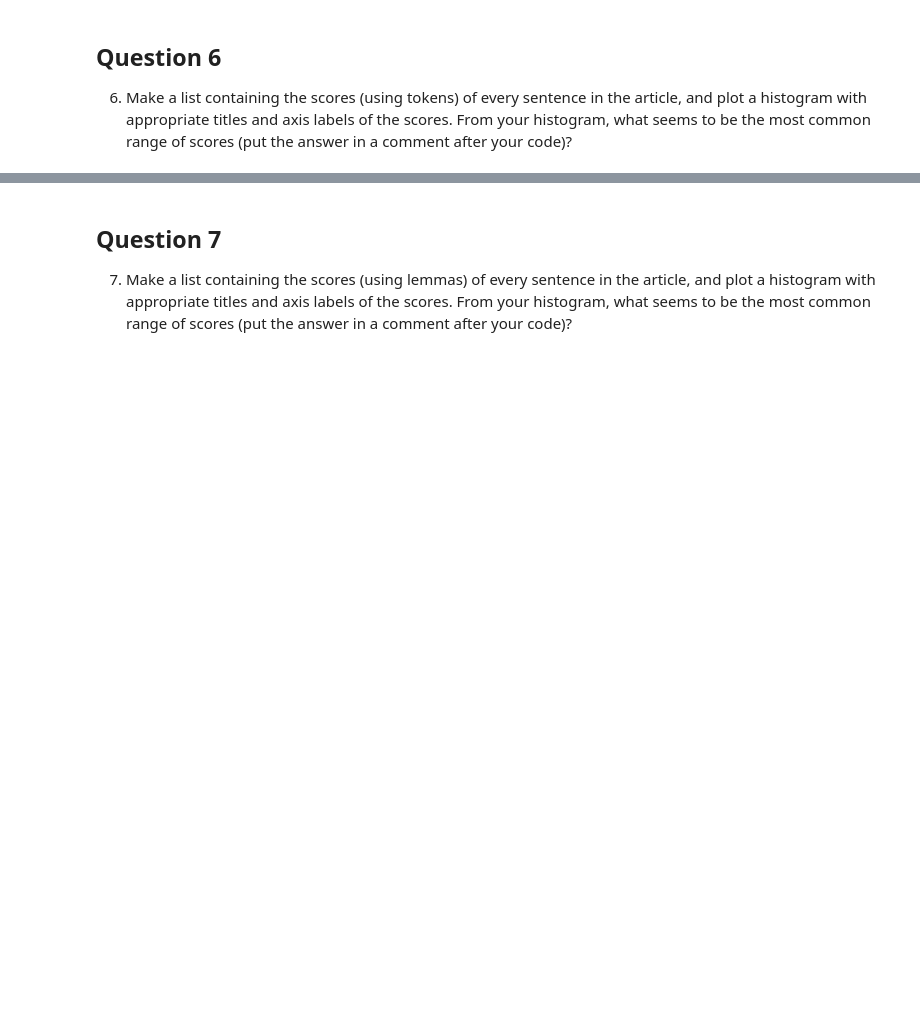
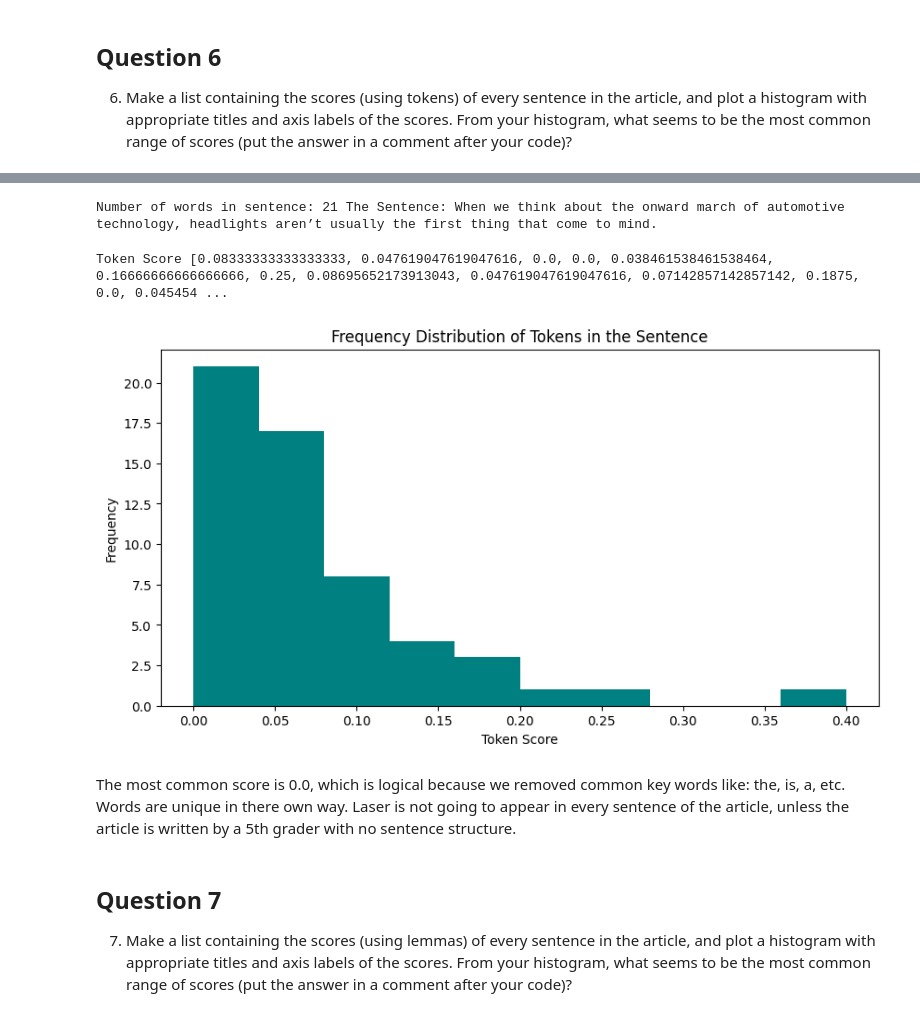
Before and after one commit to HMas522/web-scraping, a Jupyter notebook: web-scraping.ipynb, the cells around one changed output, grey strips where cells are left out. Saved outputs shown, nothing was run; the diff lists cells and outputs as text; code cells hidden in the pictures; blank space fills up the shorter version.

```diff
--- a/web-scraping.ipynb
+++ b/web-scraping.ipynb
@@ -163,3 +194,52 @@ You may find some of the code from the in class notes useful; feel free to use m
+# %%
+def sentence_length (sent):
+    count = 0
+    for token in sent:
+        if not(token.is_space or token.is_punct):
+            count += 1
+    return count
+print("Number of words in sentence:",sentence_length(sentences[1]),"The Sentence:", sentences[1])
+# %% [output]
+Number of words in sentence: 21 The Sentence: When we think about the onward march of automotive technology, headlights aren’t usually the first thing that come to mind.
+# %%
+# List of scores containing tokens
+
+token_scores_sentence = []
+for sentence in sentences:
+    count1= 0
+    for token in sentence:
+        if token.text.lower() in key_words:
+            count1 += 1
+    count2 = 0
+    for token in sentence:
+        if not(token.is_space or token.is_punct):
+            count2 += 1
+    score = count1 / count2 if count2 > 0 else 0
+    token_scores_sentence.append(score)
+
+print("Token Score", (token_scores_sentence))
+# %% [output]
+Token Score [0.08333333333333333, 0.047619047619047616, 0.0, 0.0, 0.038461538461538464, 0.16666666666666666, 0.25, 0.08695652173913043, 0.047619047619047616, 0.07142857142857142, 0.1875, 0.0, 0.045454 ...
+# %%
+import matplotlib.pyplot as plt
+import numpy as np
+
+# Dimensions of figure; how wide and how long
+fig = plt.figure(figsize = (10, 5))
+
+# creating the histogram
+plt.hist(token_scores_sentence, bins=10, color='teal')
+
+#Label the axis
+plt.xlabel("Token Score")
+plt.ylabel("Frequency")
+plt.title("Frequency Distribution of Tokens in the Sentence")
+#print the graph
+plt.show()
+# %% [output]
+[figure, added]
+# %% [markdown]
+The most common score is 0.0, which is logical because we removed common key words like: the, is, a, etc. Words are unique in there own way. Laser is not going to appear in every sentence of the article, unless the article is written by a 5th grader with no sentence structure.
 # %% [markdown]
 ## Question 7
 7. Make a list containing the scores (using lemmas) of every sentence in the article, and plot a histogram with appropriate titles and axis labels of the scores.  From your histogram, what seems to be the most common range of scores (put the answer in a comment after your code)?
```
Also changed, not shown: parts of 2 cells of this notebook.
